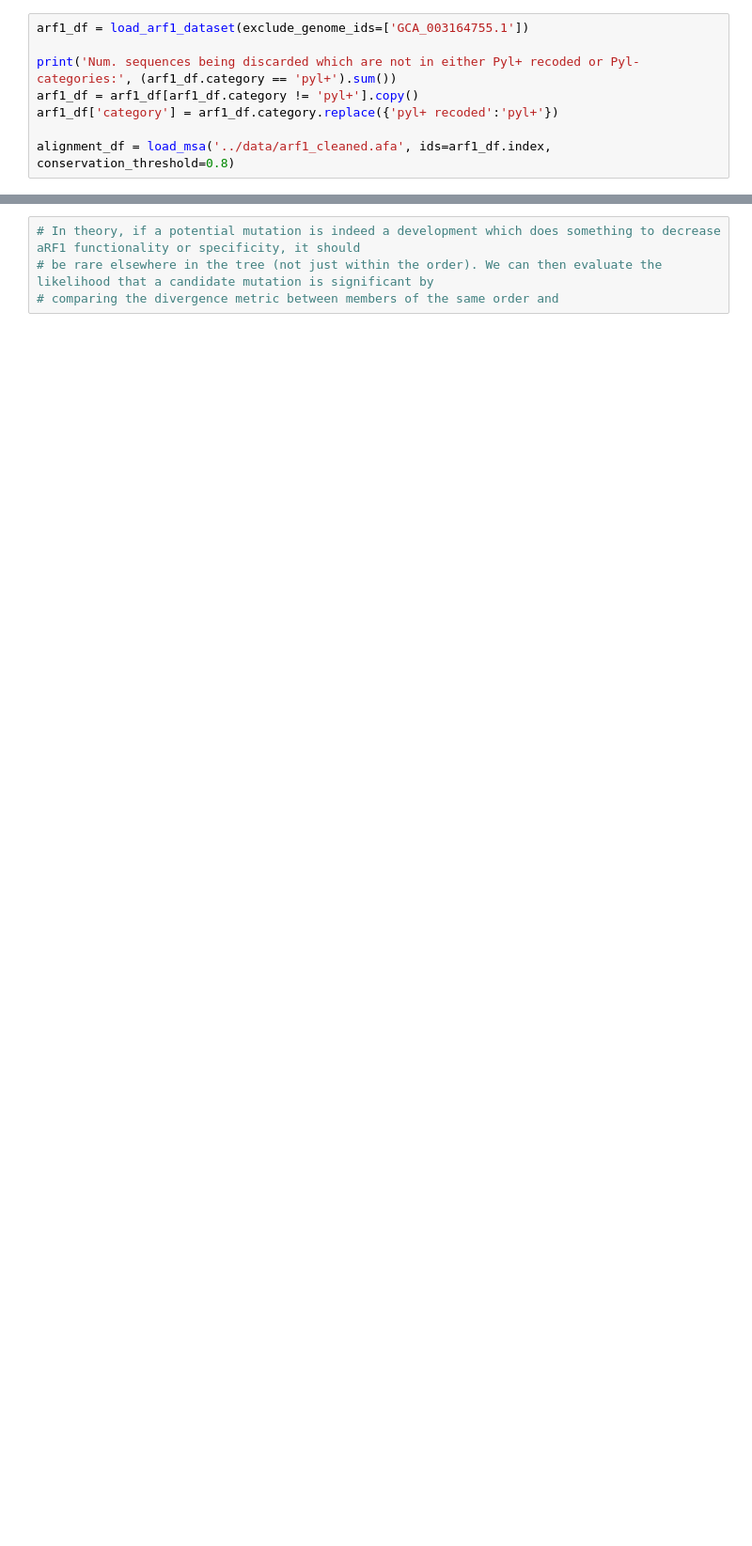
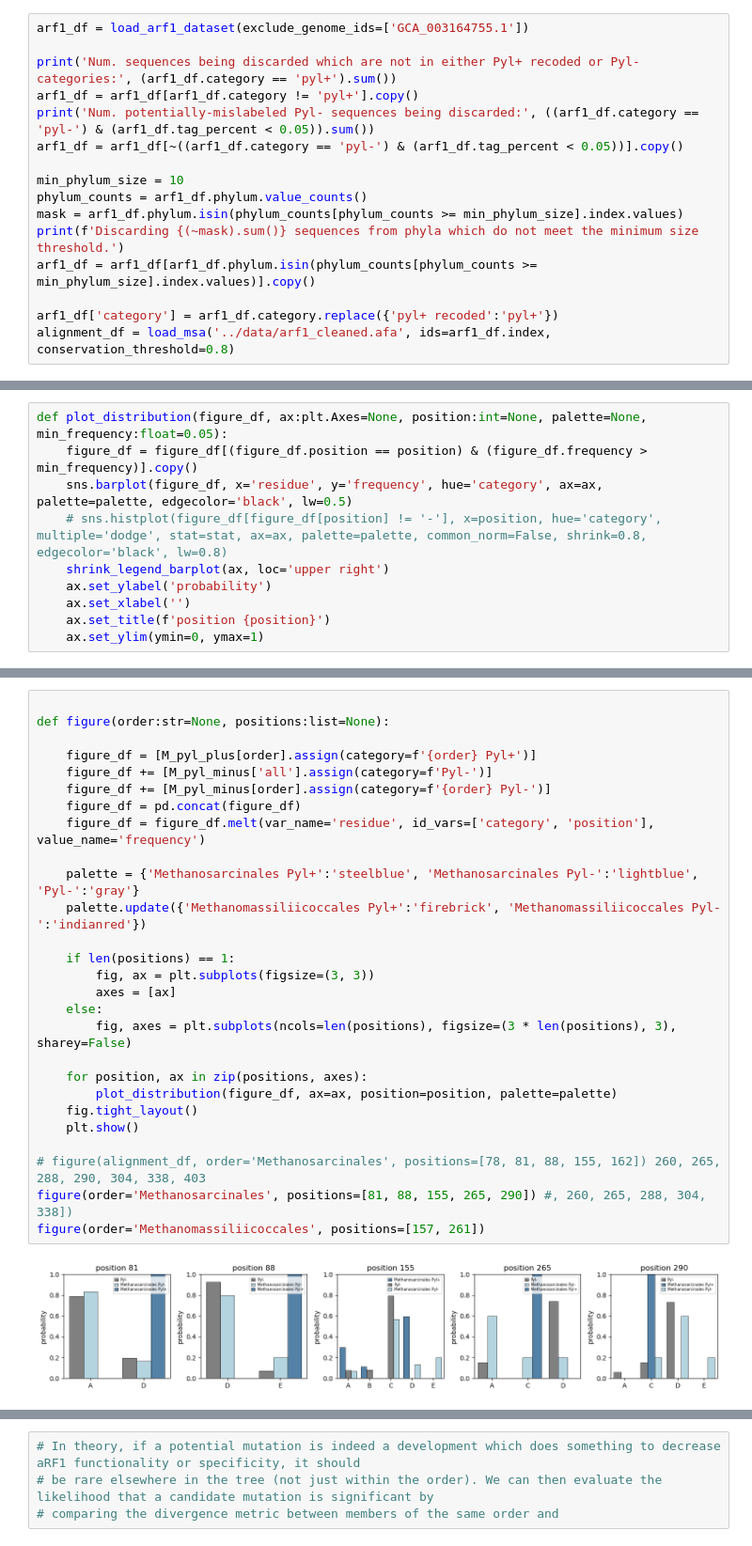
Before and after one commit to pipparichter/pyrrolysine, a Jupyter notebook: notebooks/sandbox-3.ipynb, the cells around one changed output, grey strips where cells are left out. Shown at 94% size. Saved outputs shown, nothing was run; the diff lists cells and outputs as text; blank space fills up the shorter version.

```diff
--- a/notebooks/sandbox-3.ipynb
+++ b/notebooks/sandbox-3.ipynb
@@ -56,8 +26,16 @@ arf1_df = load_arf1_dataset(exclude_genome_ids=['GCA_003164755.1'])
 
 print('Num. sequences being discarded which are not in either Pyl+ recoded or Pyl- categories:', (arf1_df.category == 'pyl+').sum())
 arf1_df = arf1_df[arf1_df.category != 'pyl+'].copy()
+print('Num. potentially-mislabeled Pyl- sequences being discarded:', ((arf1_df.category == 'pyl-') & (arf1_df.tag_percent < 0.05)).sum())
+arf1_df = arf1_df[~((arf1_df.category == 'pyl-') & (arf1_df.tag_percent < 0.05))].copy()
+
+min_phylum_size = 10
+phylum_counts = arf1_df.phylum.value_counts()
+mask = arf1_df.phylum.isin(phylum_counts[phylum_counts >= min_phylum_size].index.values)
+print(f'Discarding {(~mask).sum()} sequences from phyla which do not meet the minimum size threshold.')
+arf1_df = arf1_df[arf1_df.phylum.isin(phylum_counts[phylum_counts >= min_phylum_size].index.values)].copy()
+
 arf1_df['category'] = arf1_df.category.replace({'pyl+ recoded':'pyl+'})
-
 alignment_df = load_msa('../data/arf1_cleaned.afa', ids=arf1_df.index, conservation_threshold=0.8)
 # %% [output]
 Num. sequences being discarded which are not in either Pyl+ recoded or Pyl- categories: 73
@@ -317,0 +180,10 @@ fig.tight_layout()
+# %%
+def plot_distribution(figure_df, ax:plt.Axes=None, position:int=None, palette=None, min_frequency:float=0.05):
+    figure_df = figure_df[(figure_df.position == position) & (figure_df.frequency > min_frequency)].copy()
+    sns.barplot(figure_df, x='residue', y='frequency', hue='category', ax=ax, palette=palette, edgecolor='black', lw=0.5)
+    # sns.histplot(figure_df[figure_df[position] != '-'], x=position, hue='category', multiple='dodge', stat=stat, ax=ax, palette=palette, common_norm=False, shrink=0.8, edgecolor='black', lw=0.8)
+    shrink_legend_barplot(ax, loc='upper right')
+    ax.set_ylabel('probability')
+    ax.set_xlabel('')
+    ax.set_title(f'position {position}')
+    ax.set_ylim(ymin=0, ymax=1)
@@ -317,0 +194,29 @@ fig.tight_layout()
+# %%
+
+def figure(order:str=None, positions:list=None):
+
+    figure_df = [M_pyl_plus[order].assign(category=f'{order} Pyl+')]
+    figure_df += [M_pyl_minus['all'].assign(category=f'Pyl-')]
+    figure_df += [M_pyl_minus[order].assign(category=f'{order} Pyl-')]
+    figure_df = pd.concat(figure_df)
+    figure_df = figure_df.melt(var_name='residue', id_vars=['category', 'position'], value_name='frequency')
+
+    palette = {'Methanosarcinales Pyl+':'steelblue', 'Methanosarcinales Pyl-':'lightblue', 'Pyl-':'gray'}
+    palette.update({'Methanomassiliicoccales Pyl+':'firebrick', 'Methanomassiliicoccales Pyl-':'indianred'})
+
+    if len(positions) == 1:
+        fig, ax = plt.subplots(figsize=(3, 3))
+        axes = [ax]
+    else:
+        fig, axes = plt.subplots(ncols=len(positions), figsize=(3 * len(positions), 3), sharey=False)
+
+    for position, ax in zip(positions, axes):
+        plot_distribution(figure_df, ax=ax, position=position, palette=palette)
+    fig.tight_layout()
+    plt.show()
+
+# figure(alignment_df, order='Methanosarcinales', positions=[78, 81, 88, 155, 162]) 260, 265, 288, 290, 304, 338, 403
+figure(order='Methanosarcinales', positions=[81, 88, 155, 265, 290]) #, 260, 265, 288, 304, 338])
+figure(order='Methanomassiliicoccales', positions=[157, 261])
+# %% [output]
+[figure, added]
```
Also changed, not shown: parts of 28 cells of this notebook, 4 other files.
